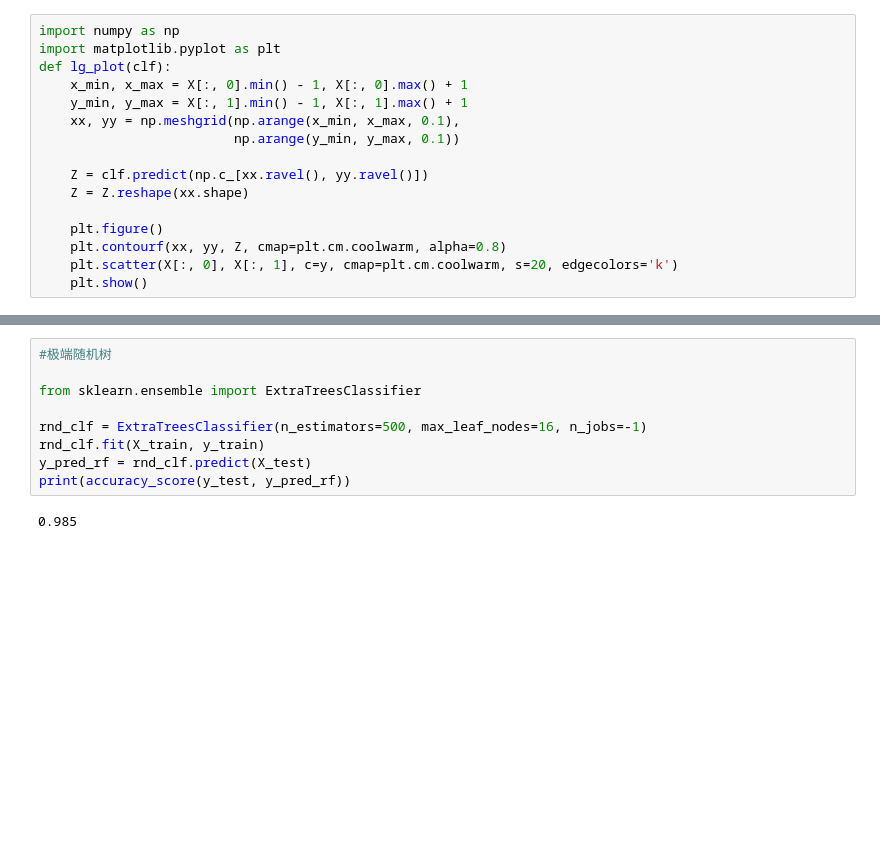
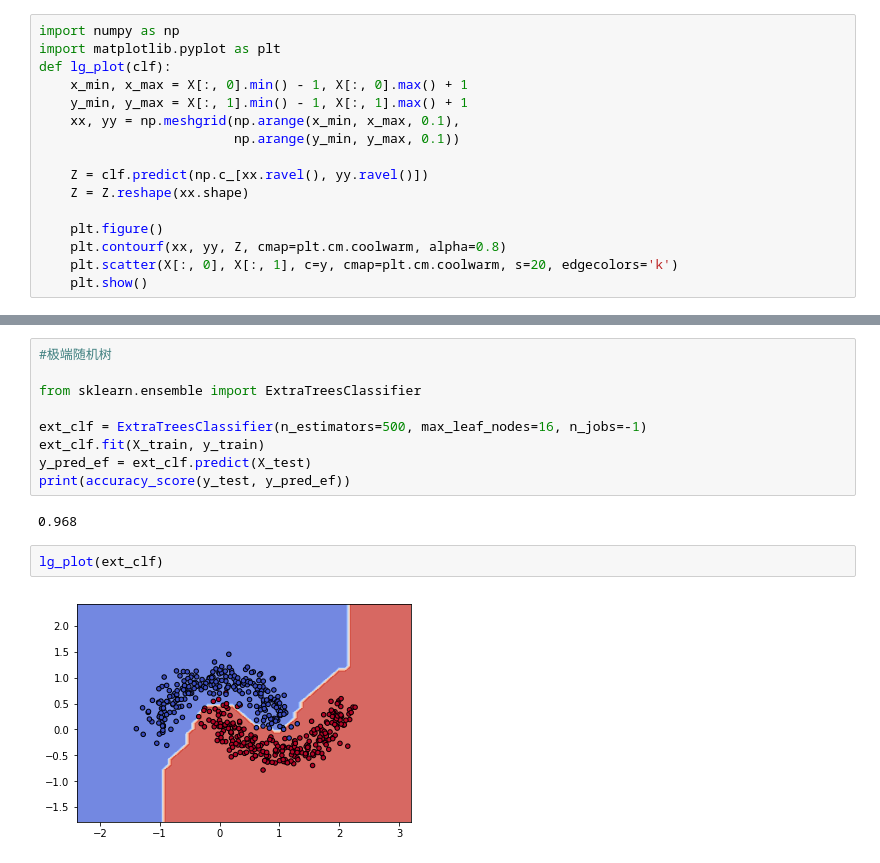
Before and after one commit to ligang945/hands_on_machine_learning_with_scikit_learn_and_tensorflow, a Jupyter notebook: ch7 ensemble.ipynb, the cells around one changed output, grey strips where cells are left out. Drawn from its saved outputs; the diff is of its cells as text; blank space fills up the shorter version.

```diff
--- a/ch7 ensemble.ipynb
+++ b/ch7 ensemble.ipynb
@@ -92,12 +90,16 @@ lg_plot(bag_clf)
 
 from sklearn.ensemble import ExtraTreesClassifier
 
-rnd_clf = ExtraTreesClassifier(n_estimators=500, max_leaf_nodes=16, n_jobs=-1)
-rnd_clf.fit(X_train, y_train)
-y_pred_rf = rnd_clf.predict(X_test)
-print(accuracy_score(y_test, y_pred_rf))
+ext_clf = ExtraTreesClassifier(n_estimators=500, max_leaf_nodes=16, n_jobs=-1)
+ext_clf.fit(X_train, y_train)
+y_pred_ef = ext_clf.predict(X_test)
+print(accuracy_score(y_test, y_pred_ef))
 # %% [output]
-0.985
+0.968
+# %%
+lg_plot(ext_clf)
+# %% [output]
+[figure, added]
 # %%
 # 特征重要性
 
```
Also changed, not shown: parts of 9 cells of this notebook, 2 other files.
